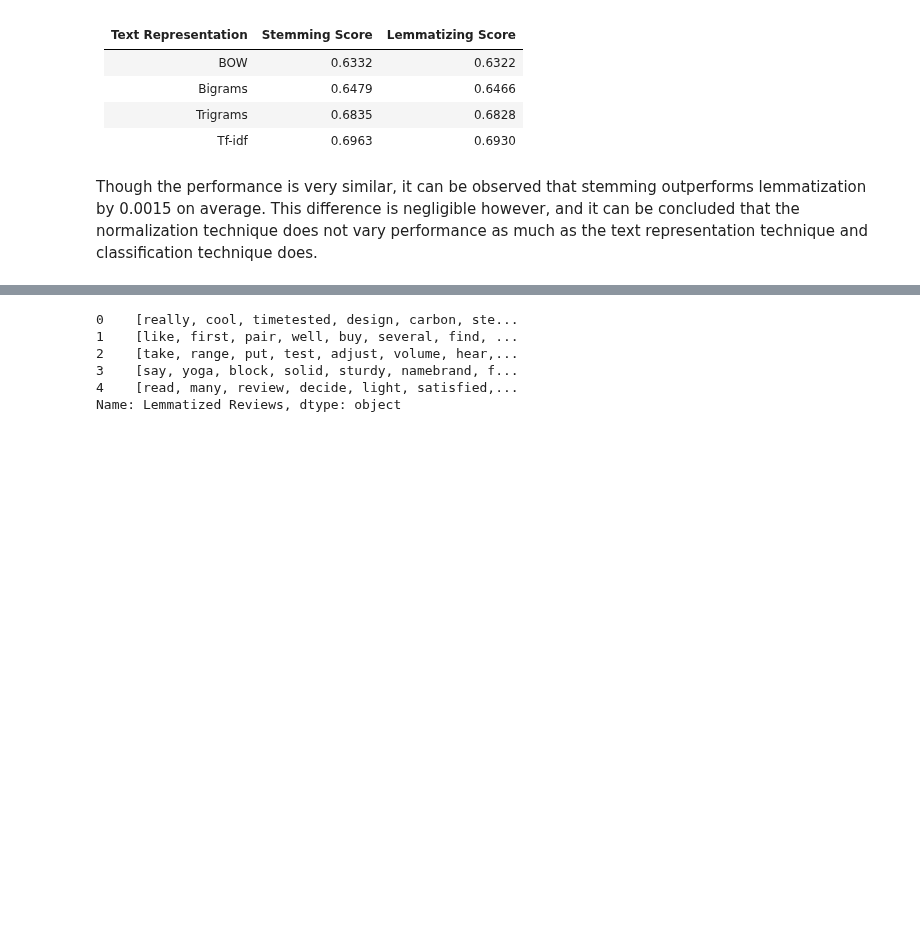
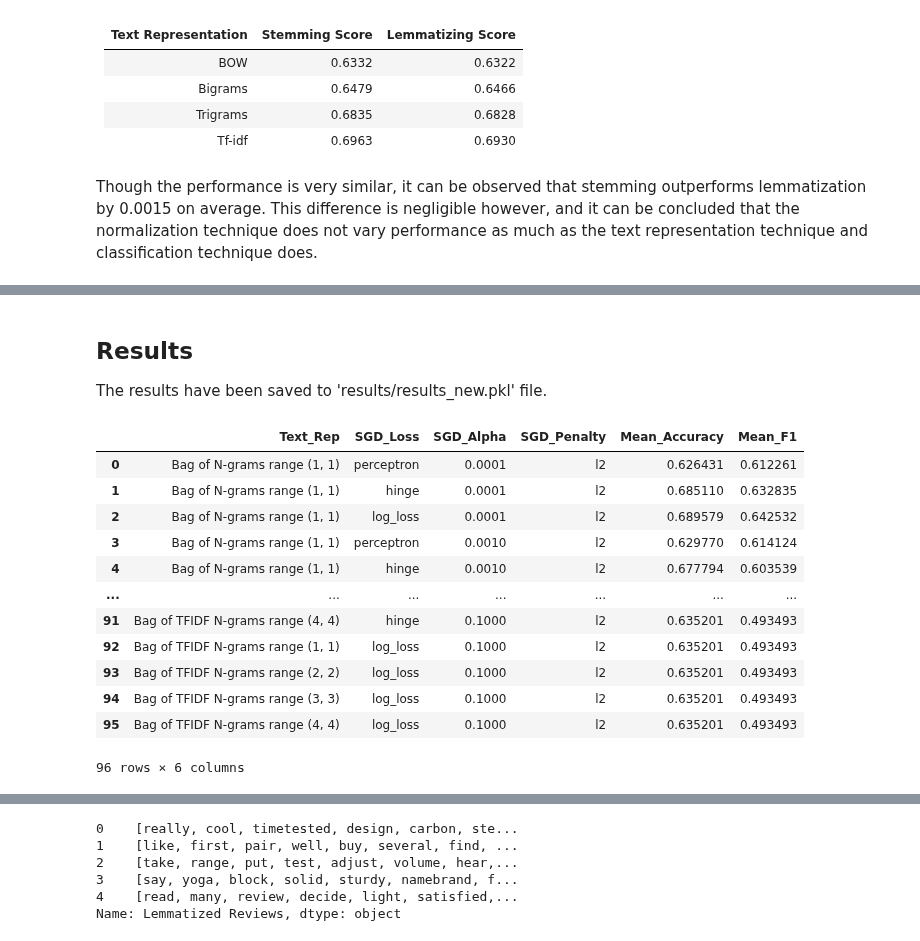
Before and after one commit to psychoanalyzing-twitter/amazon-review-analysis, a Jupyter notebook: cw2.ipynb, the cells around one changed output, grey strips where cells are left out. Saved outputs shown, nothing was run; the diff lists cells and outputs as text; code cells hidden in the pictures; blank space fills up the shorter version.

Commit message:
Adds new results of grid search
Also deletes old results

```diff
--- a/cw2.ipynb
+++ b/cw2.ipynb
@@ -778,5 +572,6 @@ for text_rep, text_rep_obj in text_reps.items():
+# %% [markdown]
+## Results
+The results have been saved to 'results/results_new.pkl' file.
 # %%
-# results = pd.DataFrame(columns=['Text_Rep','Classifier','Mean_Accuracy'])
-with open('results/results.pkl', 'rb') as f:
-
-    results = pickle.load(f)
+with open('results/results_new.pkl', 'rb') as f:
+    results_new = pickle.load(f)
@@ -790,0 +578,16 @@ with open('results/results.pkl', 'rb') as f:
+# %%
+results_new
+# %% [output]
+|  | Text_Rep | SGD_Loss | SGD_Alpha | SGD_Penalty | Mean_Accuracy | Mean_F1 |
+| 0 | Bag of N-grams range (1, 1) | perceptron | 0.0001 | l2 | 0.626431 | 0.612261 |
+| 1 | Bag of N-grams range (1, 1) | hinge | 0.0001 | l2 | 0.685110 | 0.632835 |
+| 2 | Bag of N-grams range (1, 1) | log_loss | 0.0001 | l2 | 0.689579 | 0.642532 |
+| 3 | Bag of N-grams range (1, 1) | perceptron | 0.0010 | l2 | 0.629770 | 0.614124 |
+| 4 | Bag of N-grams range (1, 1) | hinge | 0.0010 | l2 | 0.677794 | 0.603539 |
+| ... | ... | ... | ... | ... | ... | ... |
+| 91 | Bag of TFIDF N-grams range (4, 4) | hinge | 0.1000 | l2 | 0.635201 | 0.493493 |
+| 92 | Bag of TFIDF N-grams range (1, 1) | log_loss | 0.1000 | l2 | 0.635201 | 0.493493 |
+| 93 | Bag of TFIDF N-grams range (2, 2) | log_loss | 0.1000 | l2 | 0.635201 | 0.493493 |
+| 94 | Bag of TFIDF N-grams range (3, 3) | log_loss | 0.1000 | l2 | 0.635201 | 0.493493 |
+| 95 | Bag of TFIDF N-grams range (4, 4) | log_loss | 0.1000 | l2 | 0.635201 | 0.493493 |
+96 rows × 6 columns
```
Also changed, not shown: parts of 37 cells of this notebook, 12 other files.
